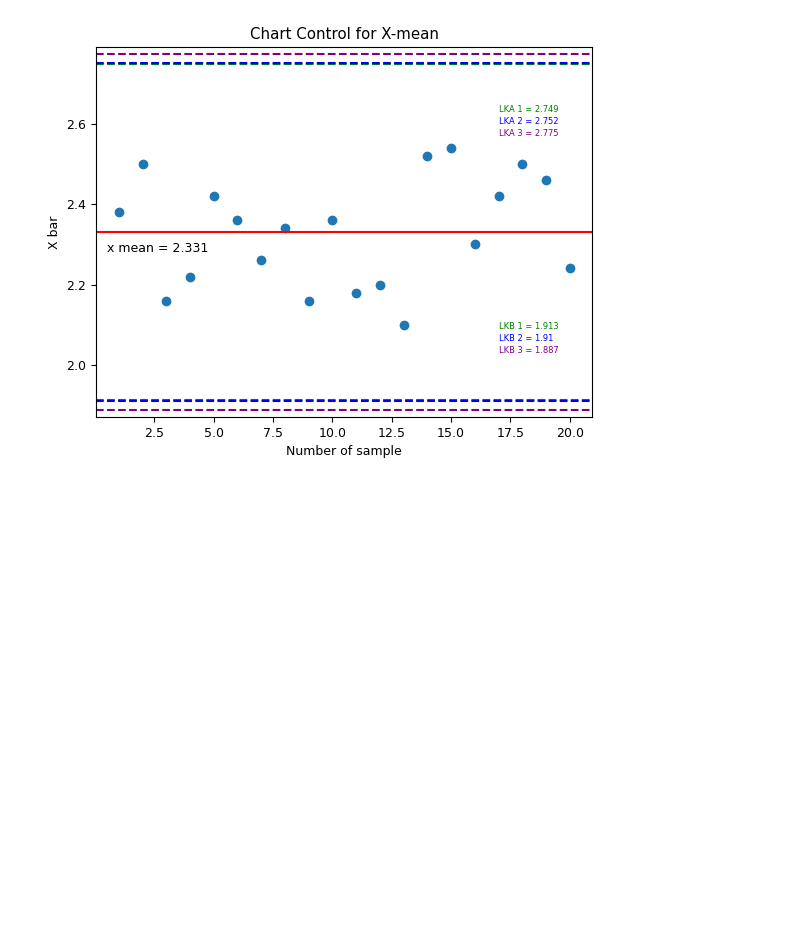
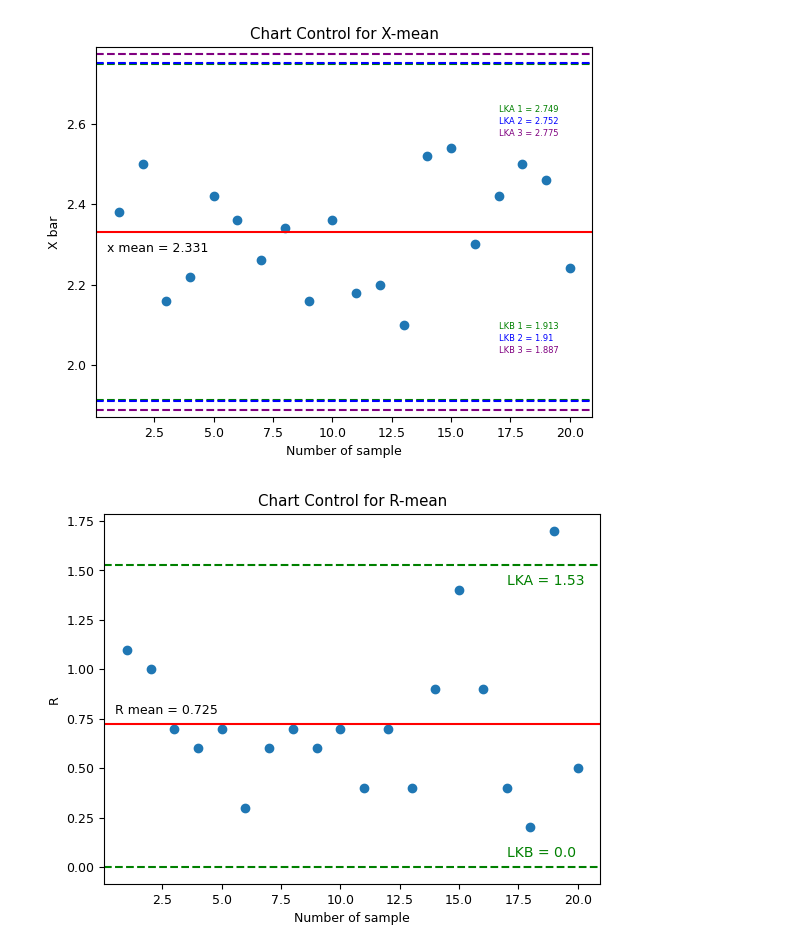
Before and after one commit to yosirodotcom/py-statistika-pengawasan-kualitas, a Jupyter notebook: modul2.ipynb, the cells around one changed output. Saved outputs shown, nothing was run; the diff lists cells and outputs as text; code cells hidden in the pictures; blank space fills up the shorter version.

```diff
--- a/modul2.ipynb
+++ b/modul2.ipynb
@@ -77,3 +77,24 @@ cc_x(data=df, d2=2.326, a1=1.6, a2=0.58, n=5)
 # %% [output]
 0.2775
 [figure]
+# %%
+def cc_r(data, d3, d4):
+    x, r, s = stats_mean(data)
+    lka = r*d4
+    lkb = r*d3
+
+    plt.scatter(data["no_sampel"], data["R"])
+    plt.xlabel('Number of sample')
+    plt.ylabel('R')
+    plt.title('Chart Control for R-mean')
+    plt.axhline(y=lka, color='g', linestyle='--')
+    plt.axhline(y=lkb, color='g', linestyle='--')
+    plt.axhline(y=r, color='r', linestyle='solid')
+    plt.text(0.5, r+0.05, f'R mean = {round(r,3)}')
+    plt.text(17, lka-0.1, f'LKA = {round(lka,3)}', fontsize=10, color="g")
+    plt.text(17, lkb+0.05, f'LKB = {round(lkb,3)}', fontsize=10, color="g")
+    plt.show()
+
+cc_r(data=df, d3=0, d4=2.11)
+# %% [output]
+[figure, added]
```
Also changed, not shown: parts of 2 cells of this notebook, 4 other files.
